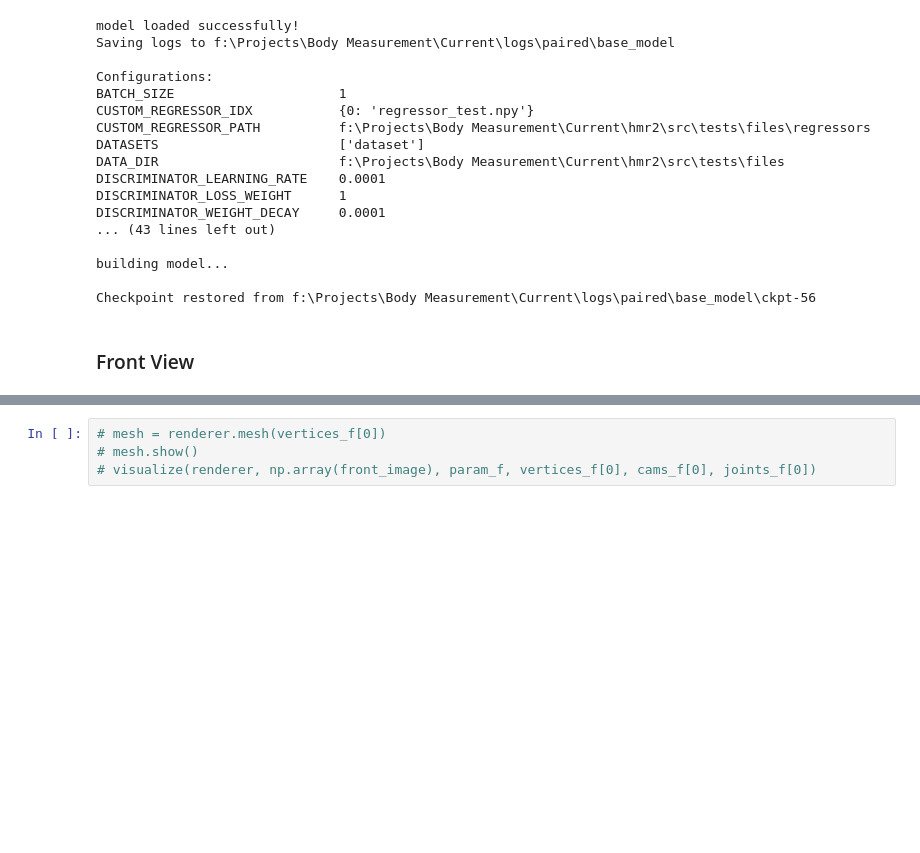
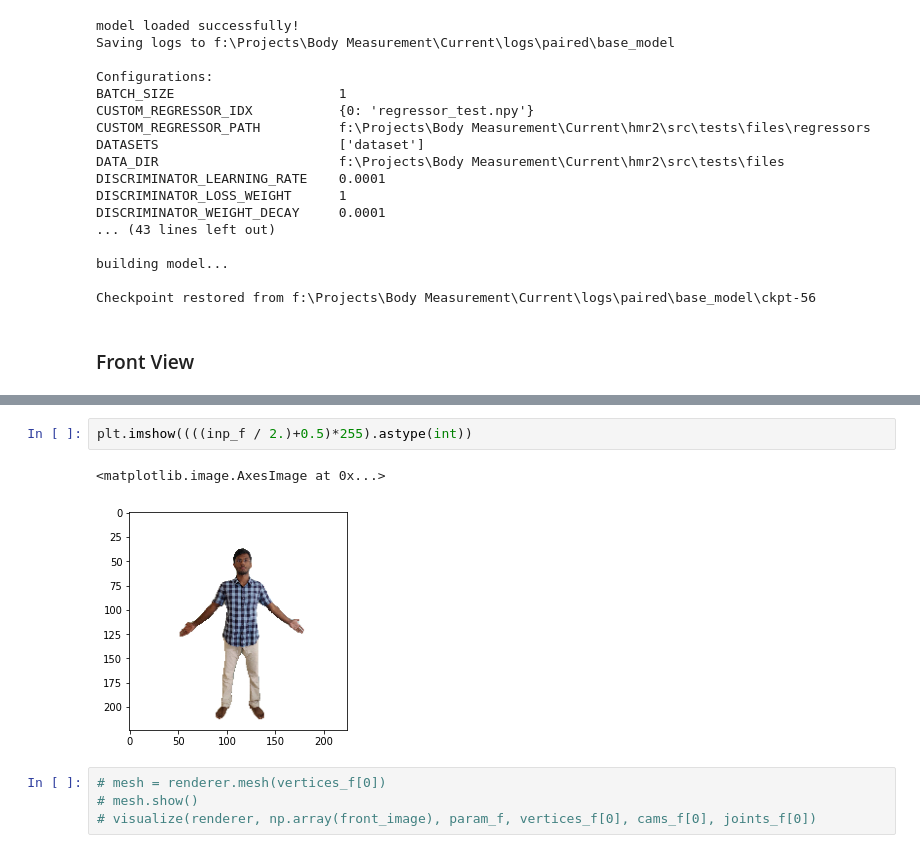
Before and after one commit to sam189239/2D-Auto-Measurement, a Jupyter notebook: main.ipynb, the cells around one changed output, grey strips where cells are left out. Cells and saved outputs as stored; diff of their text form; blank space fills up the shorter version.

```diff
--- a/main.ipynb
+++ b/main.ipynb
@@ -75,3 +79,8 @@ To change all layers to have dtype float64 by default, call `tf.keras.backend.se
+# %%
+plt.imshow((((inp_f / 2.)+0.5)*255).astype(int))
+# %% [output]
+<matplotlib.image.AxesImage at 0x...>
+[figure, added]
 # %%
 # mesh = renderer.mesh(vertices_f[0])
 # mesh.show()
```
Also changed, not shown: parts of 16 cells of this notebook, 11 other files.
